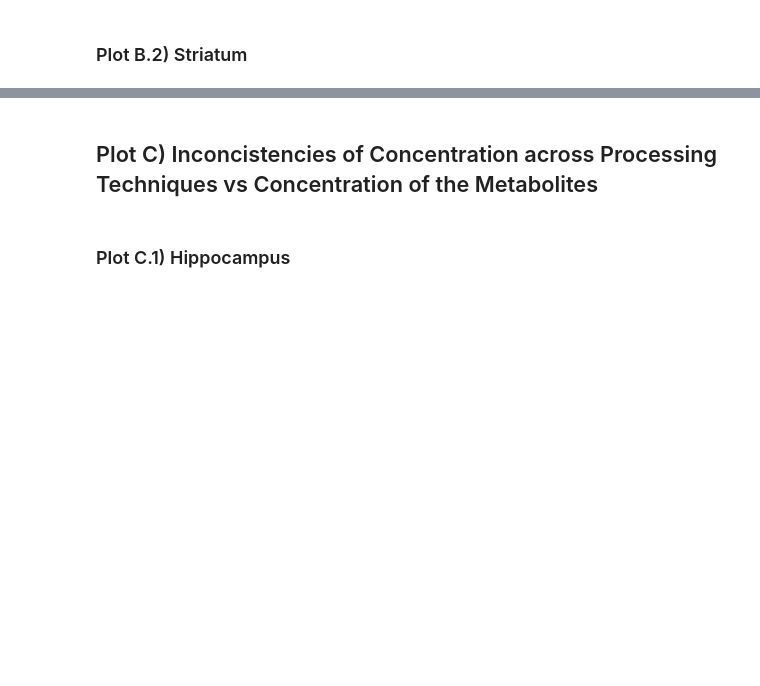
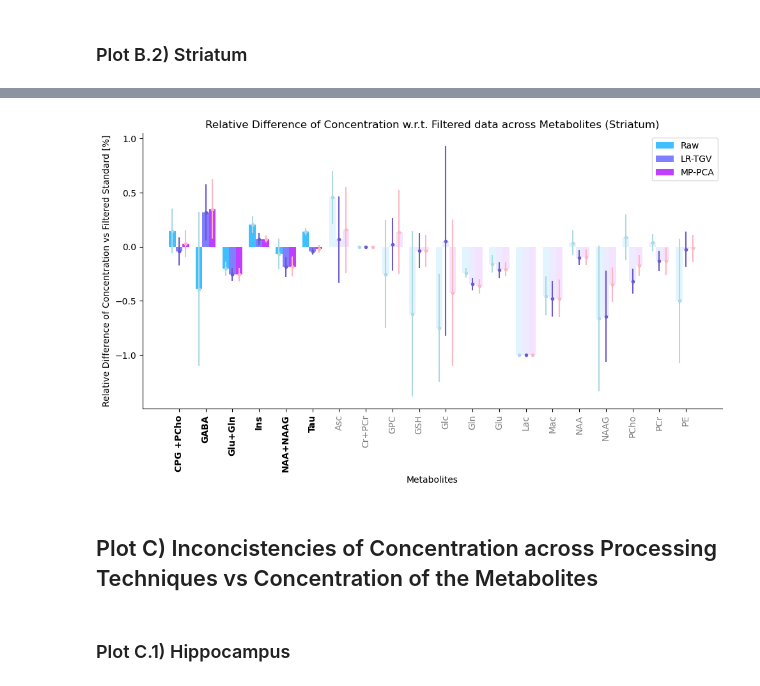
Before and after one commit to AlexisCogne/MRI_Practicals, a Jupyter notebook: Data_Analysis_Notebook.ipynb, the cells around one changed output, grey strips where cells are left out. Saved outputs shown, nothing was run; the diff lists cells and outputs as text; code cells hidden in the pictures; blank space fills up the shorter version.

```diff
--- a/Data_Analysis_Notebook.ipynb
+++ b/Data_Analysis_Notebook.ipynb
@@ -342,3 +323,65 @@ plt.show()
+# %%
+# Sort the data by metabolites of interest first
+sorted_keys = sorted(LR_Stri_vs_Filtered_mean.keys(), key=lambda x: x not in MET_OF_INTEREST)
+
+# Reorder the data based on sorted keys
+LR_Stri_vs_Filtered_mean = {key: LR_Stri_vs_Filtered_mean[key] for key in sorted_keys}
+Raw_Stri_vs_Filtered_mean = {key: Raw_Stri_vs_Filtered_mean[key] for key in sorted_keys}
+MP_Stri_vs_Filtered_mean = {key: MP_Stri_vs_Filtered_mean[key] for key in sorted_keys}
+Raw_Stri_vs_Filtered_std = {key: Raw_Stri_vs_Filtered_std[key] for key in sorted_keys}
+LR_Stri_vs_Filtered_std = {key: LR_Stri_vs_Filtered_std[key] for key in sorted_keys}
+MP_Stri_vs_Filtered_std = {key: MP_Stri_vs_Filtered_std[key] for key in sorted_keys}
+
+X_axis = np.arange(len(LR_Stri_vs_Filtered_mean))  # Shared x-axis for all categories
+
+fig, ax = plt.subplots(figsize=(10, 6))
+
+# Bar width
+bar_width = 0.25
+
+# Plot the bars and emphasize metabolites of interest with a border
+for i, key in enumerate(LR_Stri_vs_Filtered_mean.keys()):
+    if key in MET_OF_INTEREST:
+        # Highlighted metabolites: Border around the bars
+        ax.bar(X_axis[i] - bar_width, Raw_Stri_vs_Filtered_mean[key], bar_width, color=colors[0], label='Raw' if i == 0 else "")
+        ax.bar(X_axis[i], LR_Stri_vs_Filtered_mean[key], bar_width, color=colors[1], label='LR-TGV' if i == 0 else "")
+        ax.bar(X_axis[i] + bar_width, MP_Stri_vs_Filtered_mean[key], bar_width, color=colors[2], label='MP-PCA' if i == 0 else "")
+    else:
+        # Non-highlighted metabolites with increased transparency (lower alpha)
+        ax.bar(X_axis[i] - bar_width, Raw_Stri_vs_Filtered_mean[key], bar_width, color=colors[0], alpha=0.15)
+        ax.bar(X_axis[i], LR_Stri_vs_Filtered_mean[key], bar_width, color=colors[1], alpha=0.15)
+        ax.bar(X_axis[i] + bar_width, MP_Stri_vs_Filtered_mean[key], bar_width, color=colors[2], alpha=0.15)
+
+    # Add error bars
+    ax.errorbar(X_axis[i] - bar_width, Raw_Stri_vs_Filtered_mean[key], yerr=Raw_Stri_vs_Filtered_std[key], fmt='.', color="lightblue")
+    ax.errorbar(X_axis[i], LR_Stri_vs_Filtered_mean[key], yerr=LR_Stri_vs_Filtered_std[key], fmt='.', color="slateblue")
+    ax.errorbar(X_axis[i] + bar_width, MP_Stri_vs_Filtered_mean[key], yerr=MP_Stri_vs_Filtered_std[key], fmt='.', color="lightpink")
+
+# Set x-axis ticks and labels
+ax.set_xticks(X_axis)
+ax.set_xticklabels(LR_Stri_vs_Filtered_mean.keys())
+
+# Highlight the x-axis labels for metabolites of interest
+for i, label in enumerate(ax.get_xticklabels()):
+    if label.get_text() in MET_OF_INTEREST:
+        label.set_fontweight('bold')
+    else:
+        label.set_color('gray')
+
+plt.xticks(rotation=90)
+
+# Titles and labels
+ax.set_title("Relative Difference of Concentration w.r.t. Filtered data across Metabolites (Striatum)")
+plt.xlabel("Metabolites")
+plt.ylabel('Relative Difference of Concentration vs Filtered Standard [%]')
+
+# Legend and styling
+plt.legend()
+sns.despine()
+plt.tight_layout()
+plt.show()
+# %% [output]
+[figure, added]
 # %% [markdown]
 ## Plot C) Inconcistencies of Concentration across Processing Techniques vs Concentration of the Metabolites
 # %%
```
Also changed, not shown: parts of 5 cells of this notebook.
